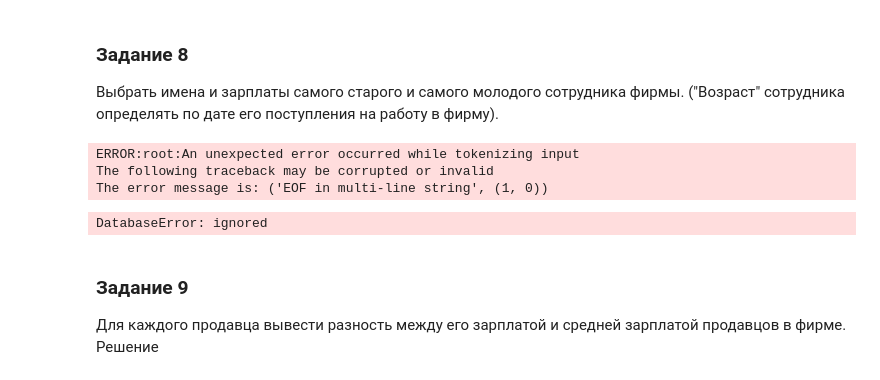
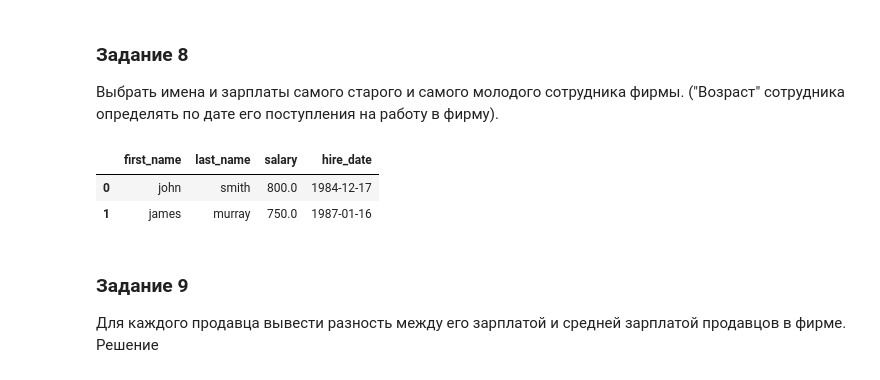
Before and after one commit to theysee/sberbank_reboot, a Jupyter notebook: Поток_3_Практика_к_занятию_5.ipynb, the cells around one changed output. Drawn from its saved outputs; the diff is of its cells as text; code cells hidden in the pictures.

```diff
--- a/Поток_3_Практика_к_занятию_5.ipynb
+++ b/Поток_3_Практика_к_занятию_5.ipynb
@@ -292,19 +292,21 @@ pd.read_sql_query('''
 # %%
 pd.read_sql_query('''
   SELECT
     first_name,
     last_name,
     salary,
-    MIN(hire_date)
+    hire_date
   FROM
     employee
-
+  WHERE
+    hire_date IN (SELECT MIN(hire_date) FROM employee)
+    OR
+    hire_date IN (SELECT MAX(hire_date) FROM employee)
 ''', conn)
 # %% [output]
-ERROR:root:An unexpected error occurred while tokenizing input
-The following traceback may be corrupted or invalid
-The error message is: ('EOF in multi-line string', (1, 0))
-DatabaseError: ignored
+|  | first_name | last_name | salary | hire_date |
+| 0 | john | smith | 800.0 | 1984-12-17 |
+| 1 | james | murray | 750.0 | 1987-01-16 |
 # %% [markdown]
 ### Задание 9
 Для каждого продавца вывести разность между его зарплатой и средней зарплатой продавцов в фирме. Решение
```
